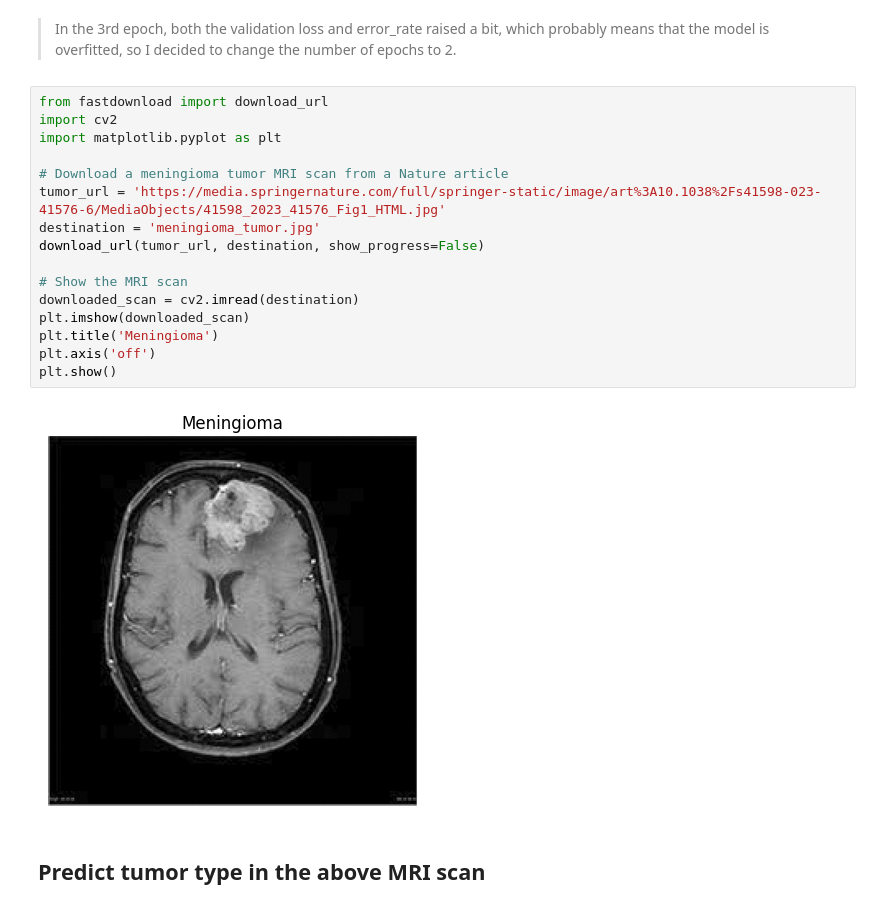
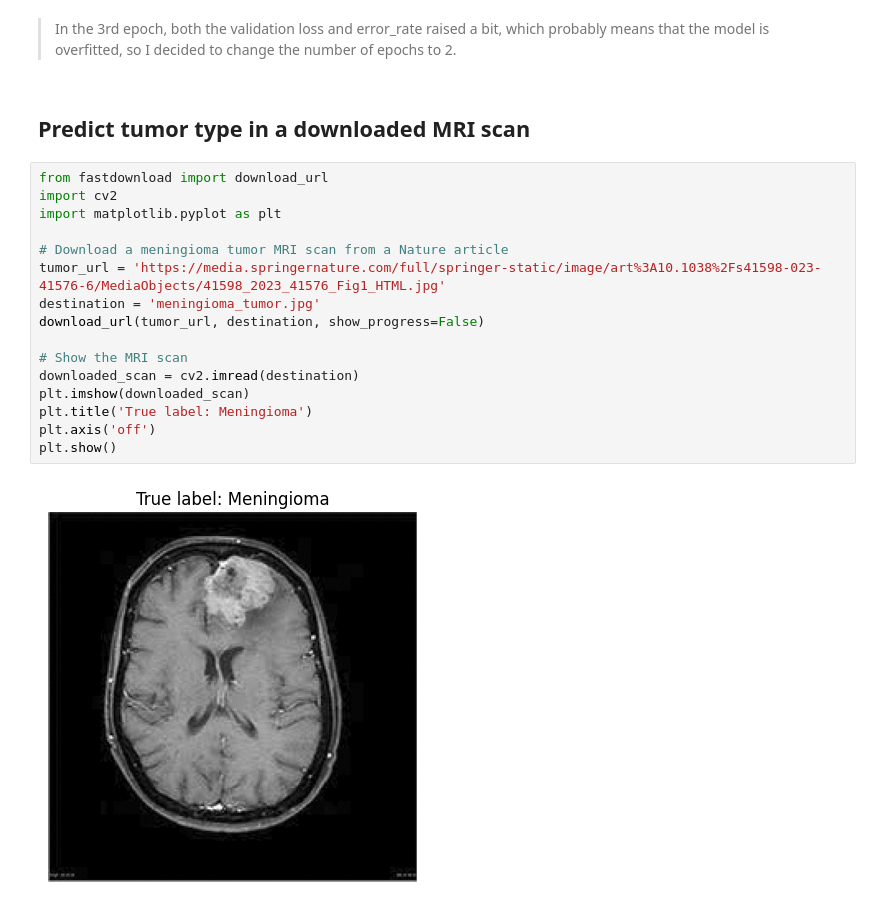
Before and after one commit to aviram421/mri-tumor-classification, a Jupyter notebook: tumor-classification-model.ipynb, the cells around one changed output. Drawn from its saved outputs; the diff is of its cells as text.

```diff
--- a/tumor-classification-model.ipynb
+++ b/tumor-classification-model.ipynb
@@ -38,25 +45,25 @@ Downloading: "https://download.pytorch.org/models/resnet18-f37072fd.pth" to /roo
 | 1 | 0.108980 | 0.385150 | 0.073125 | 00:17 |
 # %% [markdown]
 > In the 3rd epoch, both the validation loss and error_rate raised a bit, which probably means that the model is overfitted, so I decided to change the number of epochs to 2.
+# %% [markdown]
+## Predict tumor type in a downloaded MRI scan
 # %%
 from fastdownload import download_url
 import cv2
 import matplotlib.pyplot as plt
 
 # Download a meningioma tumor MRI scan from a Nature article
 tumor_url = 'https://media.springernature.com/full/springer-static/image/art%3A10.1038%2Fs41598-023-41576-6/MediaObjects/41598_2023_41576_Fig1_HTML.jpg'
 destination = 'meningioma_tumor.jpg'
 download_url(tumor_url, destination, show_progress=False)
 
 # Show the MRI scan
 downloaded_scan = cv2.imread(destination)
 plt.imshow(downloaded_scan)
-plt.title('Meningioma')
+plt.title('True label: Meningioma')
 plt.axis('off')
 plt.show()
 # %% [output]
-[figure, old version]
+[figure, new version]
-# %% [markdown]
-## Predict tumor type in the above MRI scan
 # %%
 prediction, pred_idx, probs = learn.predict('meningioma_tumor.jpg')
```
Also changed, not shown: parts of 6 cells of this notebook.
